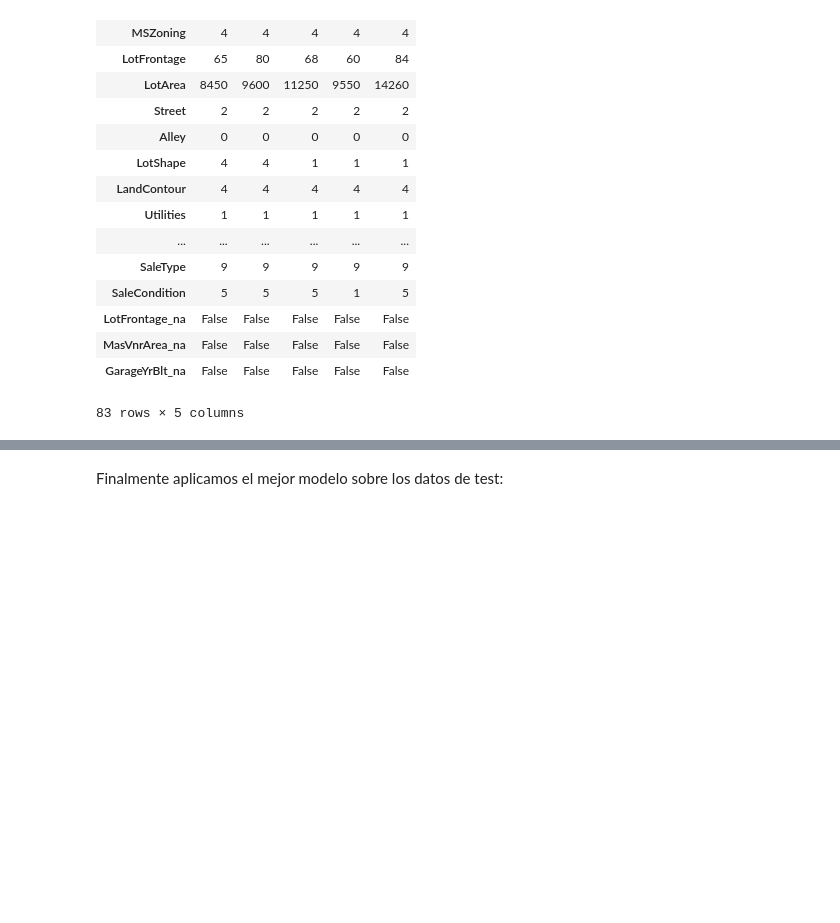
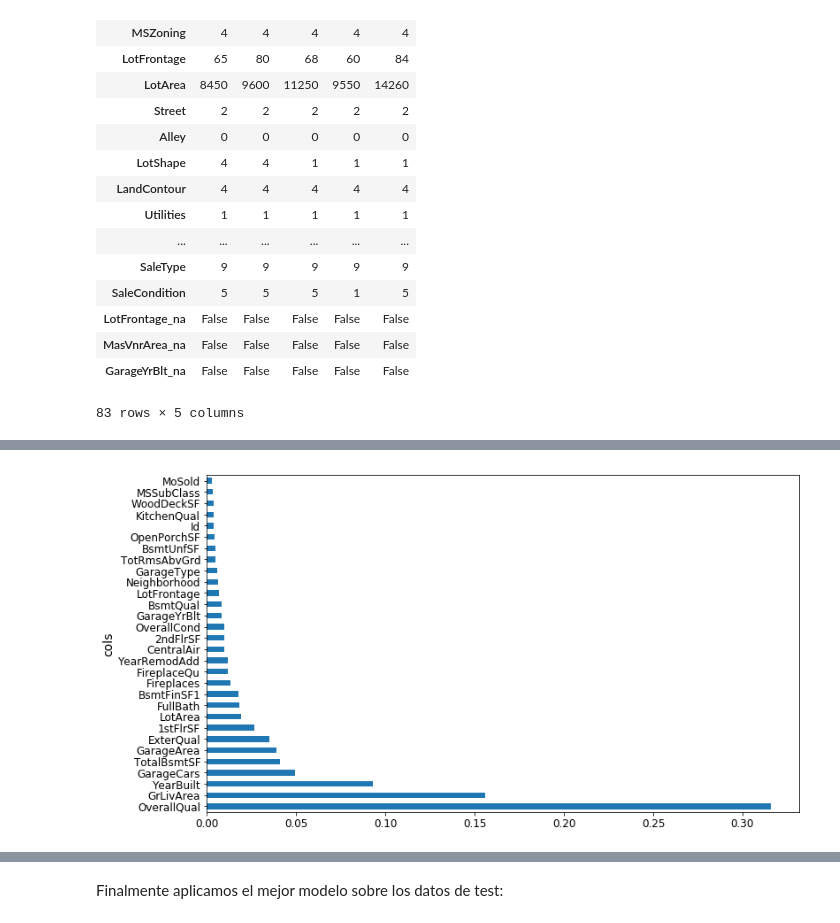
Before and after one commit to pyjaime/kaggle, a Jupyter notebook: house-prices-advanced-regression-techniques/house-prices.ipynb, the cells around one changed output, grey strips where cells are left out. Drawn from its saved outputs; the diff is of its cells as text; code cells hidden in the pictures; blank space fills up the shorter version.

Commit message:
Apply feature importance and grid search

```diff
--- a/house-prices-advanced-regression-techniques/house-prices.ipynb
+++ b/house-prices-advanced-regression-techniques/house-prices.ipynb
@@ -178,8 +212,8 @@ Como hemos podido ver en nuestro primer análisis exploratorio, tenemos un mont
  * Manejar los missing values en columnas numéricas (fix_missing). No hace falta en las categóricas porque Pandas ya los tradujo a -1.
  * Separar la variable dependiente del resto
 # %%
-df, y, nas = proc_df(df_raw, 'SalePrice')
-df.info()
+X, y, nas = proc_df(df_train, 'SalePrice')
+X.info()
 # %% [output]
 <class 'pandas.core.frame.DataFrame'>
 RangeIndex: 1460 entries, 0 to 1459
@@ -241,0 +267,10 @@ X_train.shape, y_train.shape, X_valid.shape
+# %%
+# Split Secuencial
+#n_trn = 1300
+#X_train, X_valid = split_vals_seq(X, n_trn)
+#y_train, y_valid = split_vals_seq(y, n_trn)
+
+# Split aleatorio
+X_train, X_valid, y_train, y_valid = train_test_split(X, y, random_state=42)
+
+X.shape, X_train.shape, y_train.shape, X_valid.shape
@@ -330,0 +353,9 @@ OoB error:            0.8513420842319446
+# %%
+fi = rf_feat_importance(m1c, X_train)
+
+def plot_fi(fi):
+    return fi.plot('cols', 'imp', 'barh', figsize=(12,7), legend=False)
+
+plot_fi(fi[:30]);
+# %% [output]
+[figure, added]
```
Also changed, not shown: parts of 67 cells of this notebook.
